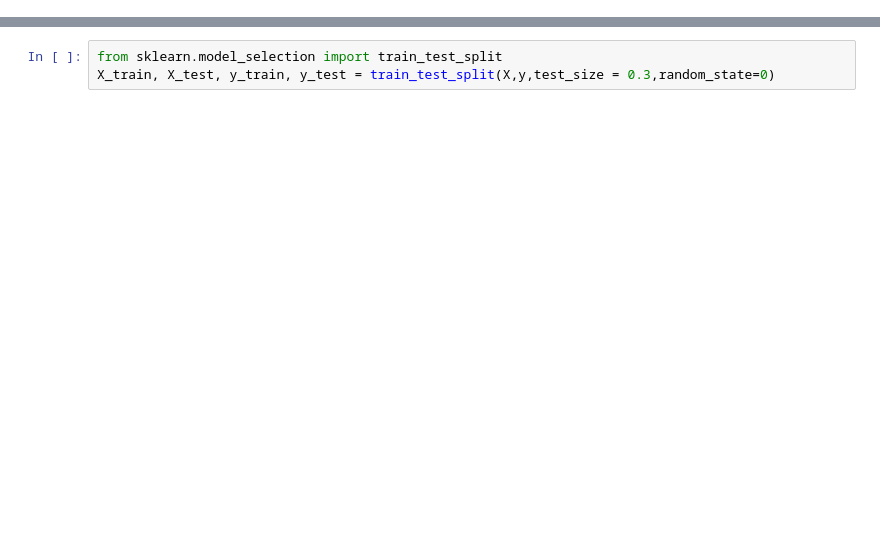
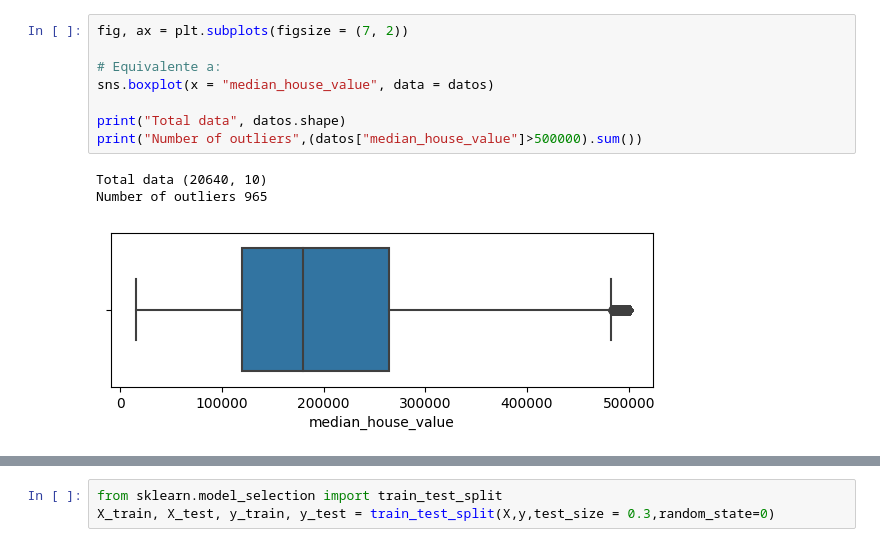
Before and after one commit to SoniaVG/Analysis-of-data, a Jupyter notebook: PCA_y__Regresión_lineal.ipynb, the cells around one changed output, grey strips where cells are left out. Saved outputs shown, nothing was run; the diff lists cells and outputs as text; blank space fills up the shorter version.

```diff
--- a/PCA_y__Regresión_lineal.ipynb
+++ b/PCA_y__Regresión_lineal.ipynb
@@ -20 +44,13 @@ Archive:  /content/california-housing-prices.zip
+# %%
+fig, ax = plt.subplots(figsize = (7, 2))
+
+# Equivalente a:
+sns.boxplot(x = "median_house_value", data = datos)
+
+print("Total data", datos.shape)
+print("Number of outliers",(datos["median_house_value"]>500000).sum())
+# %% [output]
+Total data (20640, 10)
+Number of outliers 965
+[figure, added]
 # %%
```
Also changed, not shown: parts of 17 cells of this notebook.
